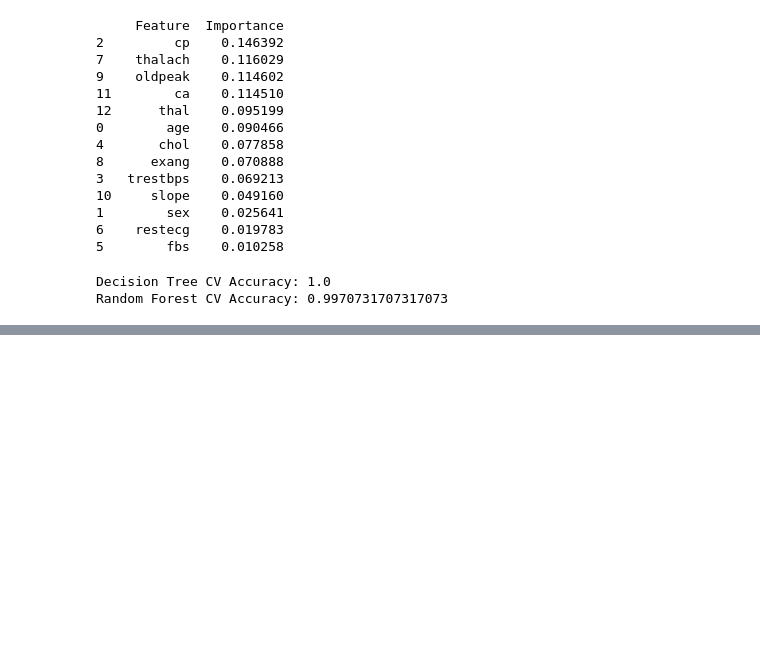
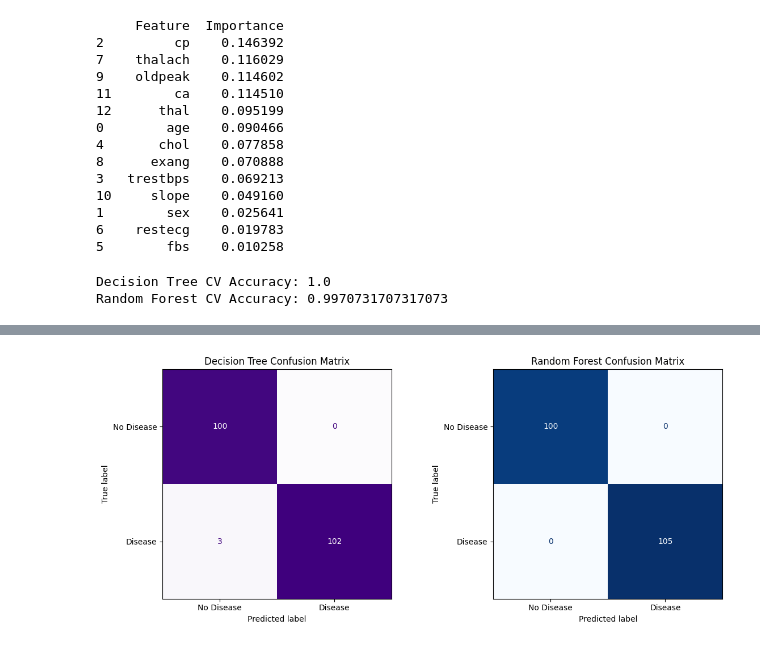
Before and after one commit to antara483/Heart-Disease-Project, a Jupyter notebook: Heart disease project.ipynb, the cells around one changed output, grey strips where cells are left out. Saved outputs shown, nothing was run; the diff lists cells and outputs as text; code cells hidden in the pictures; blank space fills up the shorter version.

```diff
--- a/Heart disease project.ipynb
+++ b/Heart disease project.ipynb
@@ -245,3 +245,29 @@ graph.render("decision_tree_heart")  # saves as decision_tree_heart.pdf
 graph
 # %% [output]
 [drawing not drawn]
+# %%
+from sklearn.metrics import confusion_matrix, ConfusionMatrixDisplay
+import matplotlib.pyplot as plt
+
+# Confusion matrices for both models
+cm_dt = confusion_matrix(y_test, y_pred_dt)
+cm_rf = confusion_matrix(y_test, y_pred_rf)
+
+# Create subplots
+fig, axes = plt.subplots(1, 2, figsize=(12, 5))
+
+# Decision Tree confusion matrix
+disp_dt = ConfusionMatrixDisplay(confusion_matrix=cm_dt, display_labels=['No Disease', 'Disease'])
+disp_dt.plot(cmap='Purples', ax=axes[0], colorbar=False)
+axes[0].set_title("Decision Tree Confusion Matrix")
+
+# Random Forest confusion matrix
+disp_rf = ConfusionMatrixDisplay(confusion_matrix=cm_rf, display_labels=['No Disease', 'Disease'])
+disp_rf.plot(cmap='Blues', ax=axes[1], colorbar=False)
+axes[1].set_title("Random Forest Confusion Matrix")
+
+# Adjust layout
+plt.tight_layout()
+plt.show()
+# %% [output]
+[figure, added]
```
